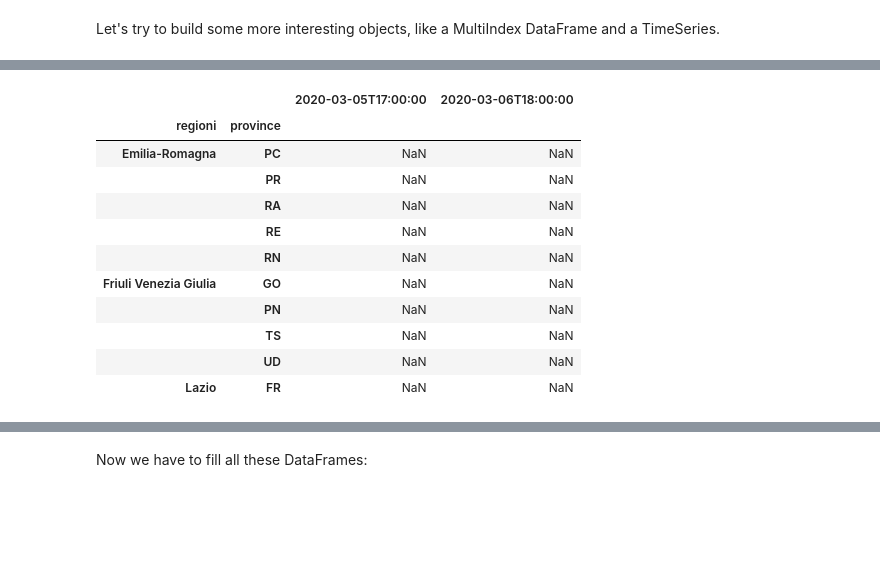
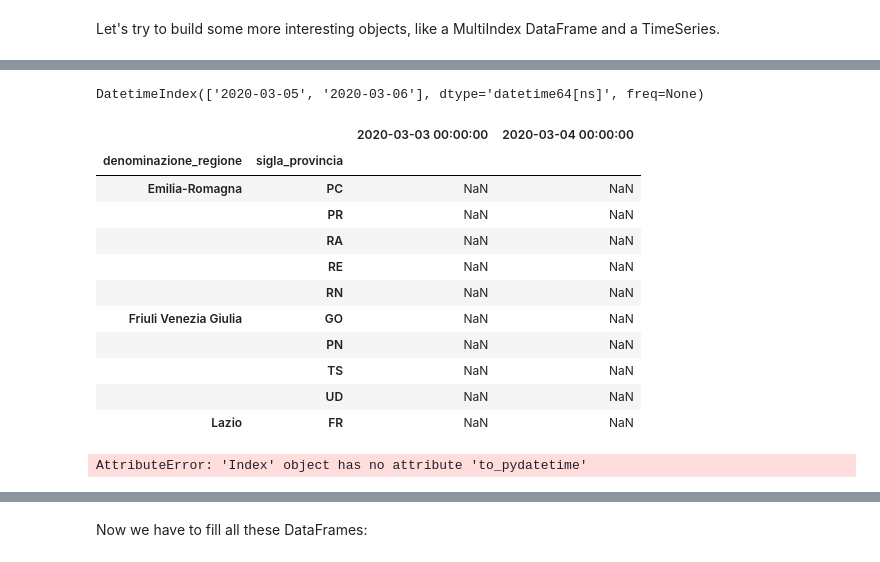
Before and after one commit to fedepiro96/APAD-project, a Jupyter notebook: Notebook fede.ipynb, the cells around one changed output, grey strips where cells are left out. Cells and saved outputs as stored; diff of their text form; code cells hidden in the pictures; blank space fills up the shorter version.

```diff
--- a/Notebook fede.ipynb
+++ b/Notebook fede.ipynb
@@ -49,0 +42,3 @@ myMI = myMI.sort_index()
+# %%
+MI.drop(to_drop, axis = 1, inplace = True)
+MI.iloc[25:30]
@@ -49,0 +57,2 @@ myMI = myMI.sort_index()
+# %%
+MI = MI[~MI.index.duplicated(keep='first')]
@@ -49,0 +69,3 @@ myMI = myMI.sort_index()
+# %%
+dates = pd.to_datetime(d1['data'].unique())
+dates
@@ -50,8 +81,14 @@ myMI = myMI.sort_index()
+# %%
+MI = pd.concat([MI,pd.DataFrame(columns=dates)])
+# %%
+dates[10:12]
+# %% [output]
+DatetimeIndex(['2020-03-05', '2020-03-06'], dtype='datetime64[ns]', freq=None)
 # %%
-myMI.iloc[20:30][dates[10:12]]
+MI.iloc[20:30, 10:12]
 # %% [output]
-|  |  | 2020-03-05T17:00:00 | 2020-03-06T18:00:00 |
-| regioni | province |  |  |
+|  |  | 2020-03-03 00:00:00 | 2020-03-04 00:00:00 |
+| denominazione_regione | sigla_provincia |  |  |
 | Emilia-Romagna | PC | NaN | NaN |
 |  | PR | NaN | NaN |
 |  | RA | NaN | NaN |
@@ -62,4 +99,9 @@ myMI.iloc[20:30][dates[10:12]]
 |  | TS | NaN | NaN |
 |  | UD | NaN | NaN |
 | Lazio | FR | NaN | NaN |
+# %%
+
+MI.columns[2:].to_pydatetime()
+# %% [output]
+AttributeError: 'Index' object has no attribute 'to_pydatetime'
 # %%
```
Also changed, not shown: parts of 39 cells of this notebook, 1 other file.
